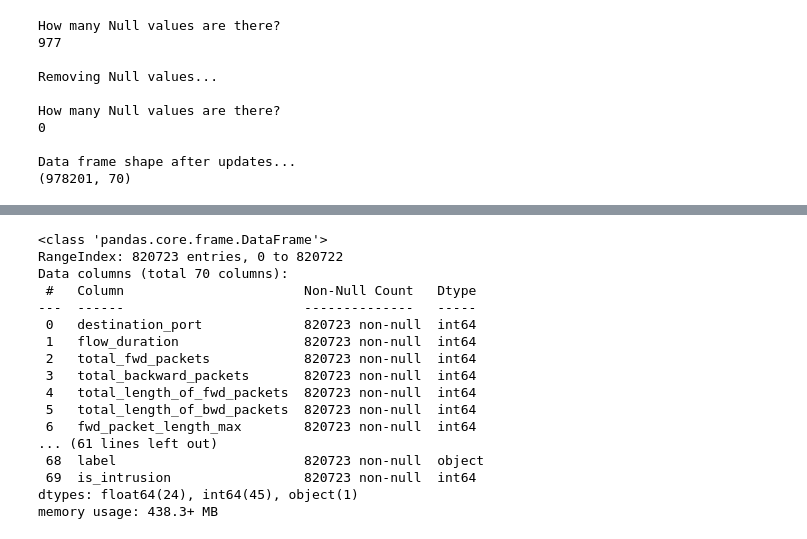
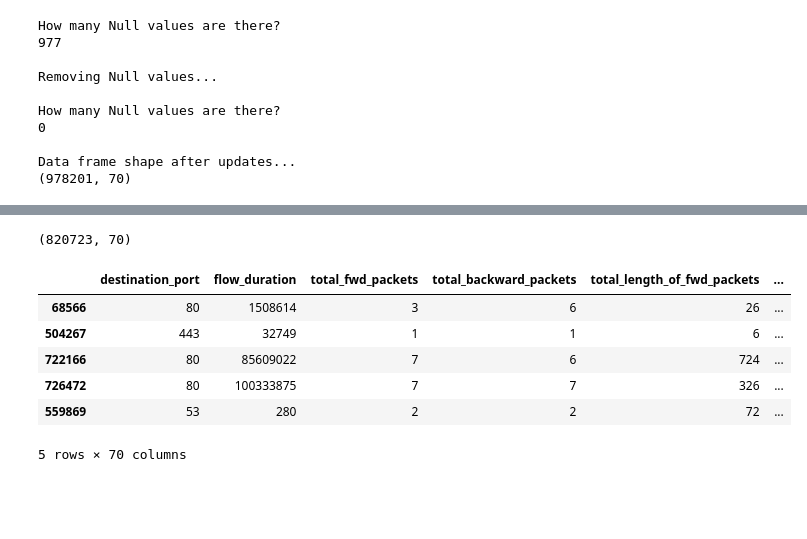
Before and after one commit to aeprogress/networ-intrusion-detection-with-machine-learning, a Jupyter notebook: src/preprocess_eda.ipynb, the cells around one changed output, grey strips where cells are left out. Saved outputs shown, nothing was run; the diff lists cells and outputs as text; code cells hidden in the pictures; blank space fills up the shorter version.

```diff
--- a/src/preprocess_eda.ipynb
+++ b/src/preprocess_eda.ipynb
@@ -259,21 +255,16 @@ fig.show()
 # %%
-df = pd.read_csv('../data/all-data/intrusion_detection_data.csv')
-df.info()
+df = pd.read_csv(f'{path}intrusion_detection_data.csv')
-# %% [output]
-<class 'pandas.core.frame.DataFrame'>
-RangeIndex: 820723 entries, 0 to 820722
-Data columns (total 70 columns):
- #   Column                       Non-Null Count   Dtype
----  ------                       --------------   -----
- 0   destination_port             820723 non-null  int64
- 1   flow_duration                820723 non-null  int64
- 2   total_fwd_packets            820723 non-null  int64
- 3   total_backward_packets       820723 non-null  int64
- 4   total_length_of_fwd_packets  820723 non-null  int64
- 5   total_length_of_bwd_packets  820723 non-null  int64
- 6   fwd_packet_length_max        820723 non-null  int64
-... (61 lines left out)
- 68  label                        820723 non-null  object
- 69  is_intrusion                 820723 non-null  int64
-dtypes: float64(24), int64(45), object(1)
-memory usage: 438.3+ MB
+# %%
+df.shape
+# %% [output]
+(820723, 70)
+# %%
+df.sample(5)
+# %% [output]
+|  | destination_port | flow_duration | total_fwd_packets | total_backward_packets | total_length_of_fwd_packets | ... |
+| 68566 | 80 | 1508614 | 3 | 6 | 26 | ... |
+| 504267 | 443 | 32749 | 1 | 1 | 6 | ... |
+| 722166 | 80 | 85609022 | 7 | 6 | 724 | ... |
+| 726472 | 80 | 100333875 | 7 | 7 | 326 | ... |
+| 559869 | 53 | 280 | 2 | 2 | 72 | ... |
+5 rows × 70 columns
```
Also changed, not shown: parts of 25 cells of this notebook.
